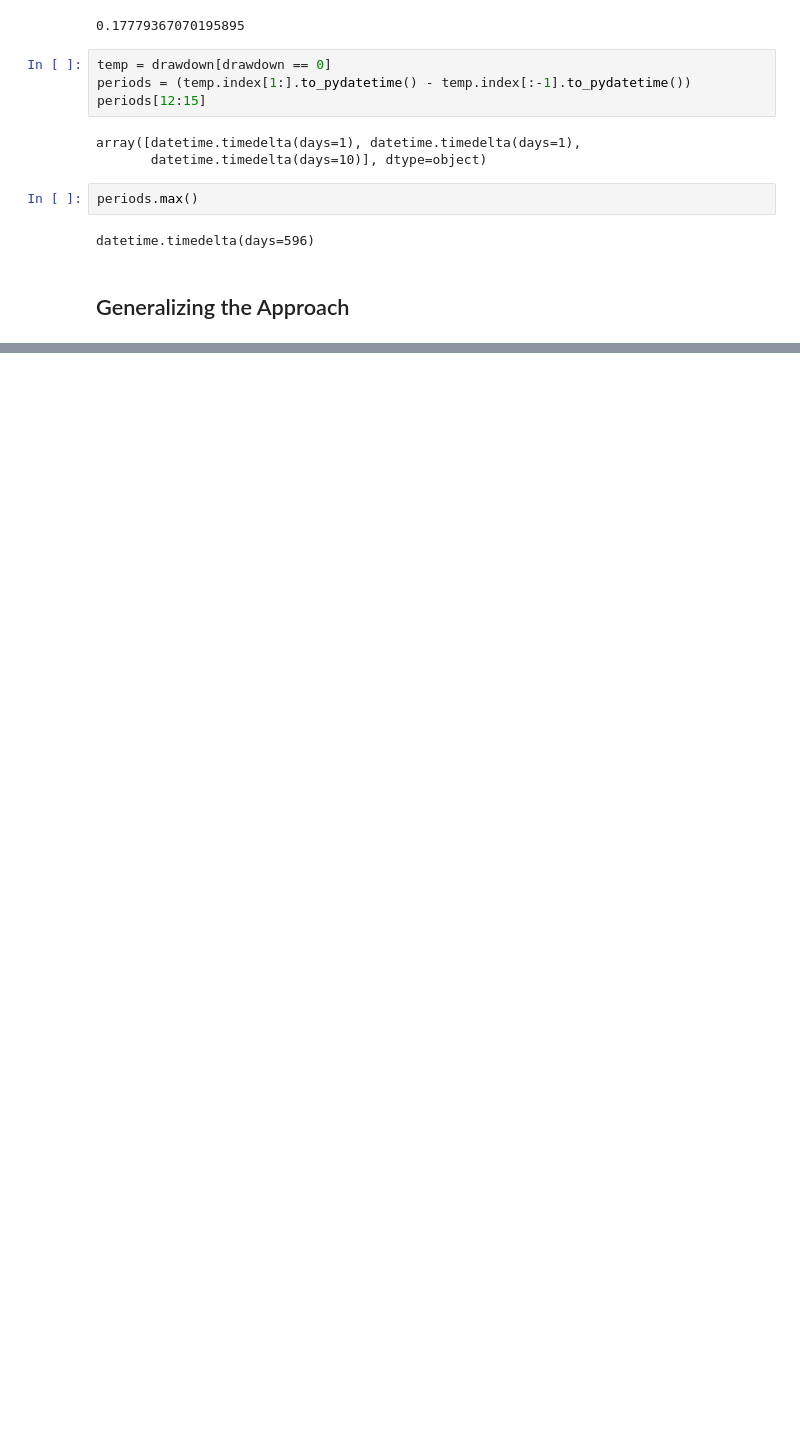
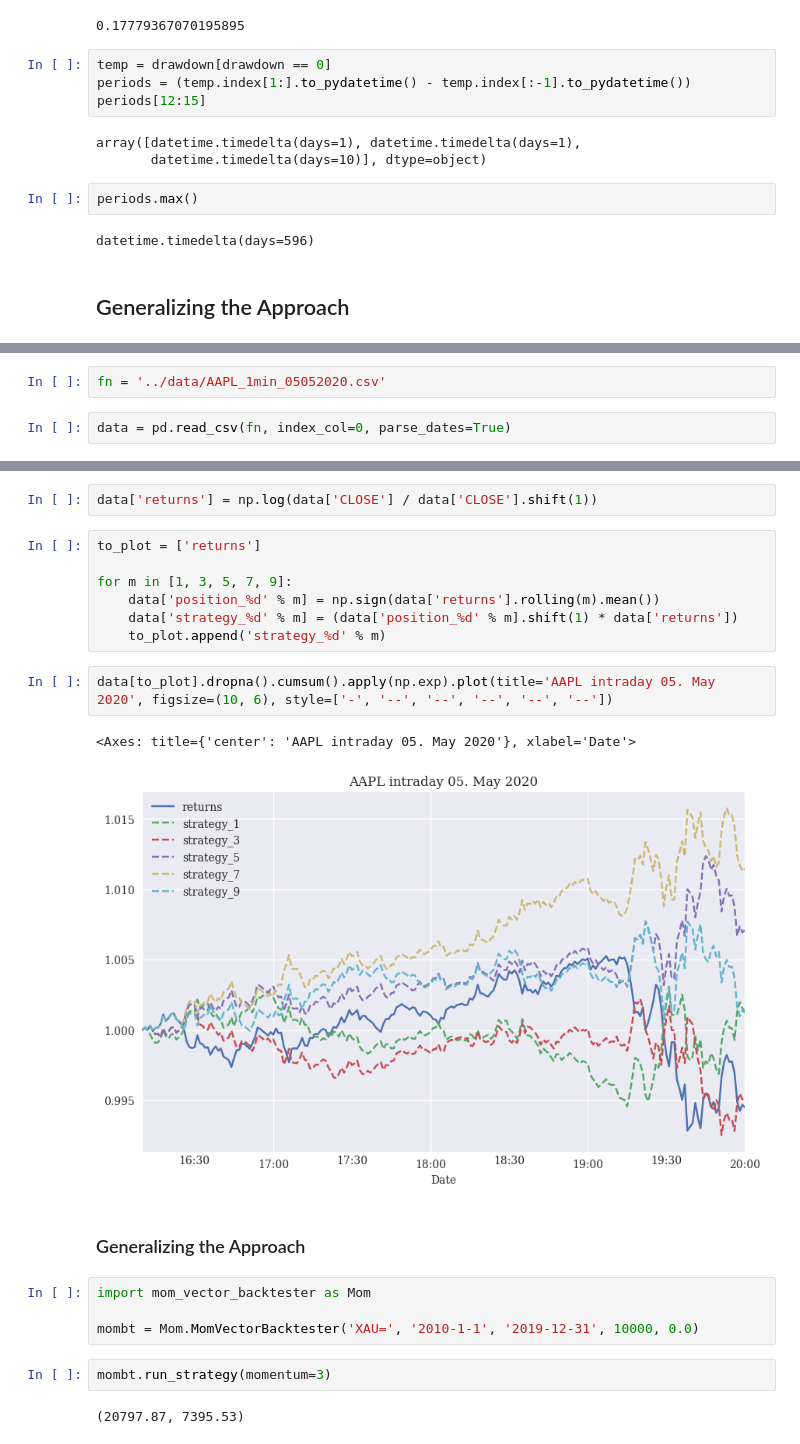
Before and after one commit to mlvhub/quant-learning, a Jupyter notebook: python-for-algorithmic-trading/04-mastering-vectorised-backtesting/04-mastering-vectorised-backtesting.ipynb, the cells around one changed output, grey strips where cells are left out. Drawn from its saved outputs; the diff is of its cells as text; blank space fills up the shorter version.

```diff
--- a/python-for-algorithmic-trading/04-mastering-vectorised-backtesting/04-mastering-vectorised-backtesting.ipynb
+++ b/python-for-algorithmic-trading/04-mastering-vectorised-backtesting/04-mastering-vectorised-backtesting.ipynb
@@ -327,0 +382,4 @@ datetime.timedelta(days=596)
+# %%
+fn = '../data/AAPL_1min_05052020.csv'
+# %%
+data = pd.read_csv(fn, index_col=0, parse_dates=True)
@@ -327,0 +402,24 @@ datetime.timedelta(days=596)
+# %%
+data['returns'] = np.log(data['CLOSE'] / data['CLOSE'].shift(1))
+# %%
+to_plot = ['returns']
+
+for m in [1, 3, 5, 7, 9]:
+    data['position_%d' % m] = np.sign(data['returns'].rolling(m).mean())
+    data['strategy_%d' % m] = (data['position_%d' % m].shift(1) * data['returns'])
+    to_plot.append('strategy_%d' % m)
+# %%
+data[to_plot].dropna().cumsum().apply(np.exp).plot(title='AAPL intraday 05. May 2020', figsize=(10, 6), style=['-', '--', '--', '--', '--', '--'])
+# %% [output]
+<Axes: title={'center': 'AAPL intraday 05. May 2020'}, xlabel='Date'>
+[figure, added]
+# %% [markdown]
+### Generalizing the Approach
+# %%
+import mom_vector_backtester as Mom
+
+mombt = Mom.MomVectorBacktester('XAU=', '2010-1-1', '2019-12-31', 10000, 0.0)
+# %%
+mombt.run_strategy(momentum=3)
+# %% [output]
+(20797.87, 7395.53)
```
Also changed, not shown: parts of 19 cells of this notebook, 2 other files.
